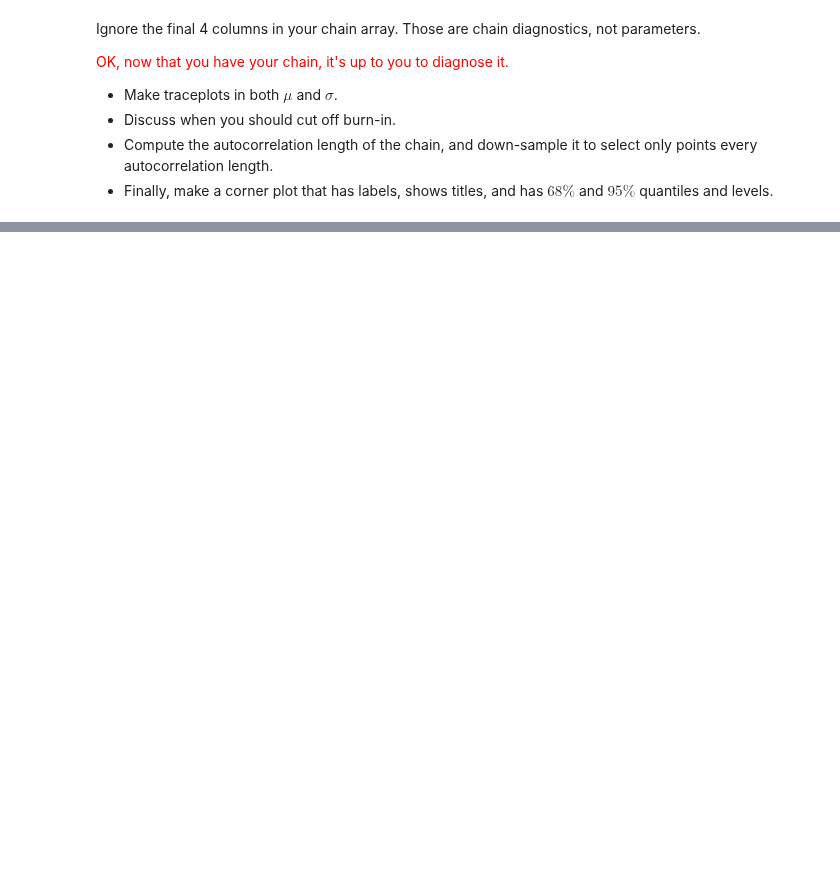
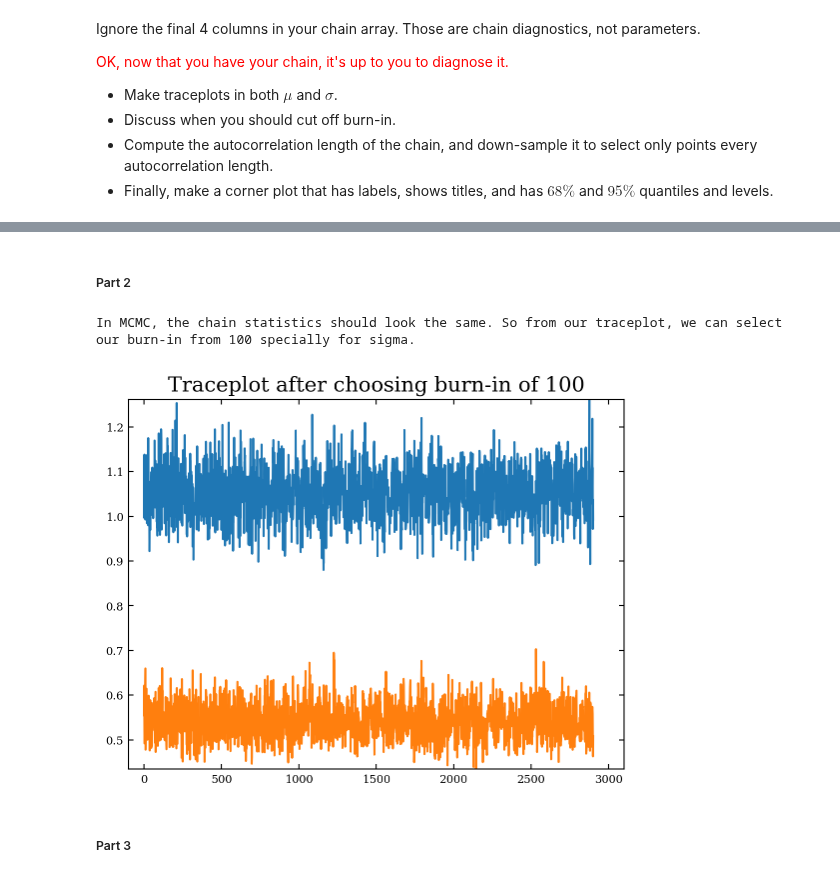
Before and after one commit to NihanPol/ASTR_3300_S2025, a Jupyter notebook: coursework/student_folders/kushagra_nag/class_participation/Lecture_11_KushagraNag.ipynb, the cells around one changed output, grey strips where cells are left out. Saved outputs shown, nothing was run; the diff lists cells and outputs as text; code cells hidden in the pictures; blank space fills up the shorter version.

```diff
--- a/coursework/student_folders/kushagra_nag/class_participation/Lecture_11_KushagraNag.ipynb
+++ b/coursework/student_folders/kushagra_nag/class_participation/Lecture_11_KushagraNag.ipynb
@@ -553,0 +559,15 @@ acor.acor(chain[:,0])
+# %% [markdown]
+##### Part 2
+# %%
+print("In MCMC, the chain statistics should look the same. So from our traceplot, we can select our burn-in from 100 specially for sigma.")
+
+plt.title("Traceplot after choosing burn-in of 100", fontsize=15)
+plt.plot(chain[:,0][100:], label=r'For $\mu$')
+plt.plot(chain[:,1][100:], label=r'For $\sigma$')
+plt.xlim(-100, 3100)
+plt.show()
+# %% [output]
+In MCMC, the chain statistics should look the same. So from our traceplot, we can select our burn-in from 100 specially for sigma.
+[figure, added]
+# %% [markdown]
+##### Part 3
```
Also changed, not shown: parts of 13 cells of this notebook, 7 other files.
